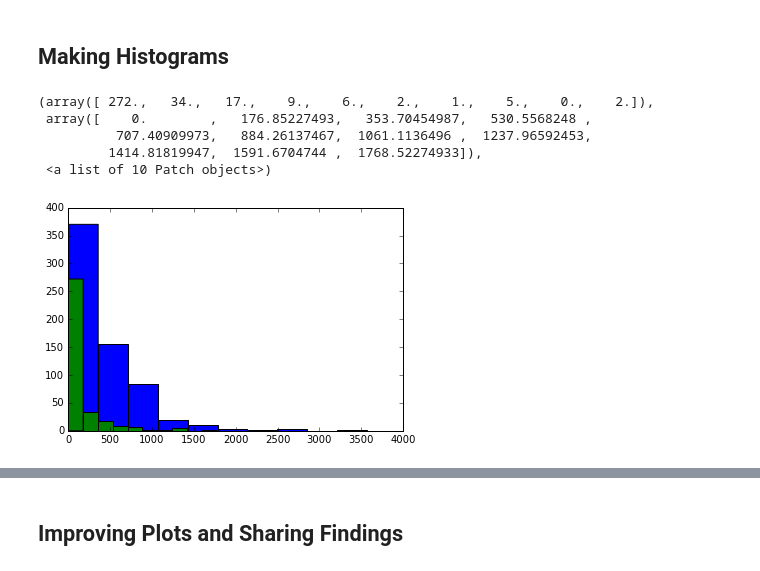
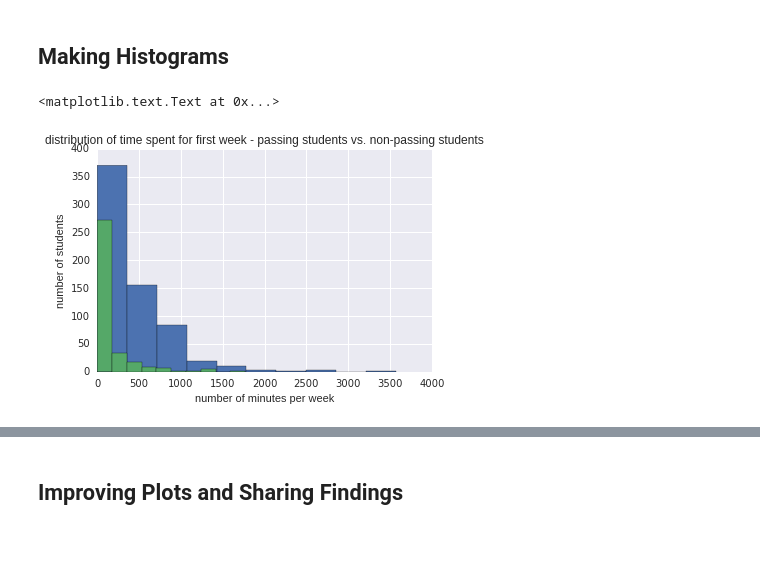
Before and after one commit to charlesmilam/udacity, a Jupyter notebook: introDA/L1_Starter_Code.ipynb, the cells around one changed output, grey strips where cells are left out. Drawn from its saved outputs; the diff is of its cells as text; code cells hidden in the pictures; blank space fills up the shorter version.

Commit message:
add labels and titles to histograms. Add seaborn library to improve look of plots.

```diff
--- a/introDA/L1_Starter_Code.ipynb
+++ b/introDA/L1_Starter_Code.ipynb
@@ -575,20 +575,20 @@ Maximum (passing/non-passing): 7 7
 # %%
 ######################################
 #                 13                 #
 ######################################
 
 ## Make histograms of the three metrics we looked at earlier for both
 ## students who passed the subway project and students who didn't. You
 ## might also want to make histograms of any other metrics you examined.
 %matplotlib inline
 import matplotlib.pyplot as plt
+import seaborn as sns
 
 plt.hist(passing_minutes)
 plt.hist(non_passing_minutes)
+plt.xlabel('number of minutes per week')
+plt.ylabel('number of students')
+plt.title('distribution of time spent for first week - passing students vs. non-passing students')
 # %% [output]
-(array([ 272.,   34.,   17.,    9.,    6.,    2.,    1.,    5.,    0.,    2.]),
- array([    0.        ,   176.85227493,   353.70454987,   530.5568248 ,
-          707.40909973,   884.26137467,  1061.1136496 ,  1237.96592453,
-         1414.81819947,  1591.6704744 ,  1768.52274933]),
- <a list of 10 Patch objects>)
+<matplotlib.text.Text at 0x...>
-[figure, old version]
+[figure, new version]
```
Also changed, not shown: parts of 5 cells of this notebook.
